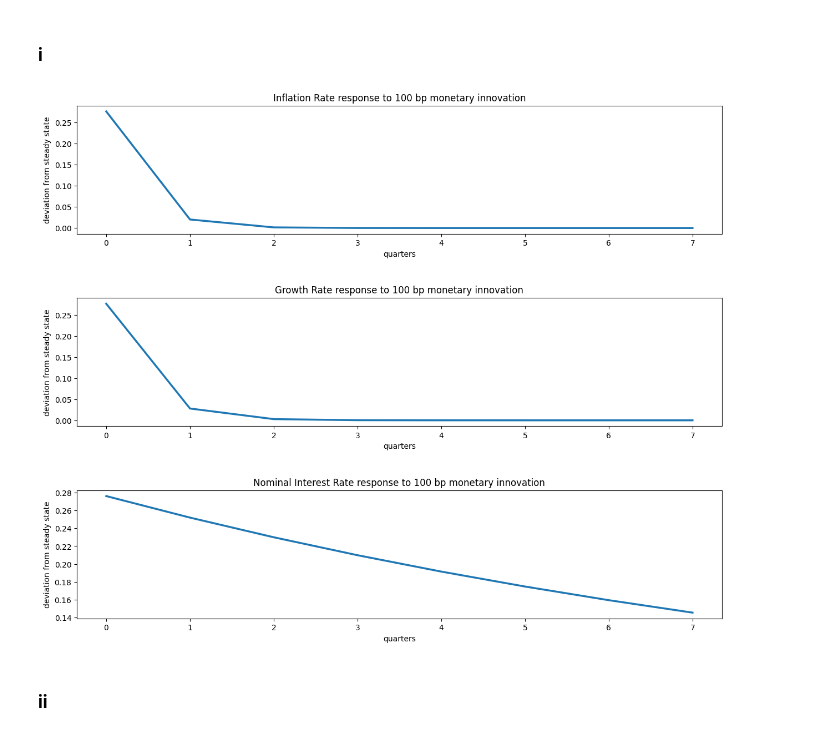
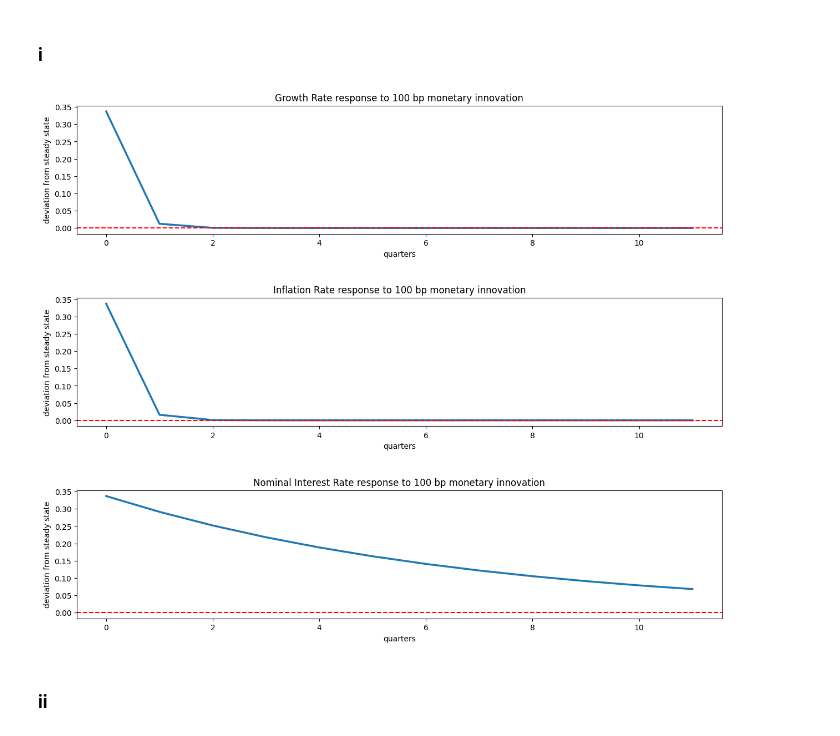
Before and after one commit to sthau/econ-212, a Jupyter notebook: macro_3/macro_3.ipynb, the cells around one changed output. Cells and saved outputs as stored; diff of their text form; code cells hidden in the pictures.

```diff
--- a/macro_3/macro_3.ipynb
+++ b/macro_3/macro_3.ipynb
@@ -16,9 +16,9 @@ fred = Fred(api_key = 'f6fa4f544be19c2ea791e9a3240470bf')
 # %% [markdown]
 ### Part A
 # %%
-real_GDP = fred.get_series('GDPC1', observation_start = '1954-07-01', observation_end = '2022-10-01')
-price_deflator = fred.get_series('GDPDEF', observation_start = '1954-07-01', observation_end = '2022-10-01')
-fed_funds_rate = fred.get_series('FEDFUNDS', observation_end = '2022-10-01')
+real_GDP = fred.get_series('GDPC1', observation_start = '1959-01-01', observation_end = '2007-10-01')
+price_deflator = fred.get_series('GDPDEF', observation_start = '1959-01-01', observation_end = '2007-10-01')
+fed_funds_rate = fred.get_series('FEDFUNDS', observation_start = '1959-01-01', observation_end = '2007-10-01')
 # %%
 growth_rate = [400*np.log(real_GDP[t]/real_GDP[t-1]) for t in range(1,len(real_GDP))]
 inflation_rate = [400*np.log(price_deflator[t]/price_deflator[t-1]) for t in range(1,len(price_deflator))]
@@ -28,10 +28,10 @@ fed_funds_rate = fed_funds_rate[::3][1:]
 # %% [markdown]
 ### i
 # %%
-X = [(inflation_rate[t], growth_rate[t], fed_funds_rate[t]) for t in range(len(inflation_rate))]
+X = [(growth_rate[t], inflation_rate[t], fed_funds_rate[t]) for t in range(len(inflation_rate))]
 sd_ff = np.std(fed_funds_rate)
 shock = [0,0,1/sd_ff]
-var_list = ['Inflation Rate', 'Growth Rate', 'Nominal Interest Rate']
+var_list = ['Growth Rate','Inflation Rate', 'Nominal Interest Rate']
 # %%
 def plot_var_irf(X, periods, shock, var_list):
     # fit model
@@ -60,11 +60,12 @@ def plot_var_irf(X, periods, shock, var_list):
         ax.set_title(f'{var} response to 100 bp monetary innovation')
         ax.set_ylabel('deviation from steady state')
         ax.set_xlabel('quarters')
+        ax.axhline(0, color = "r", linestyle = "--")
     plt.show()
 # %%
-plot_var_irf(X, 8, shock, var_list)
+plot_var_irf(X, 12, shock, var_list)
 # %% [output]
-[figure, old version]
+[figure, new version]
 # %% [markdown]
 ### ii
 # %%
```
Also changed, not shown: parts of 5 cells of this notebook.
